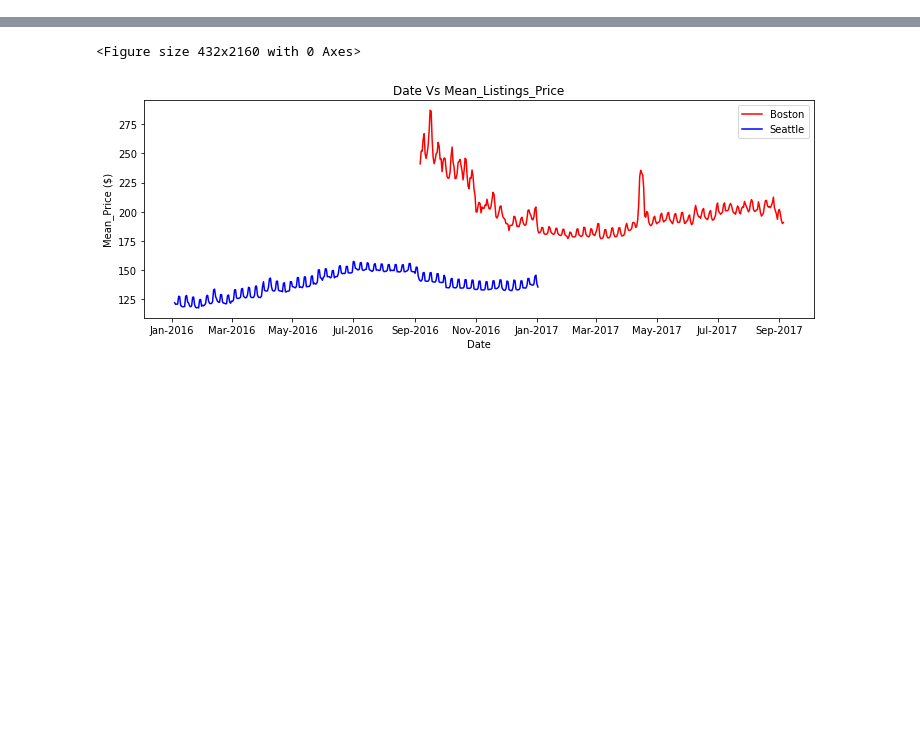
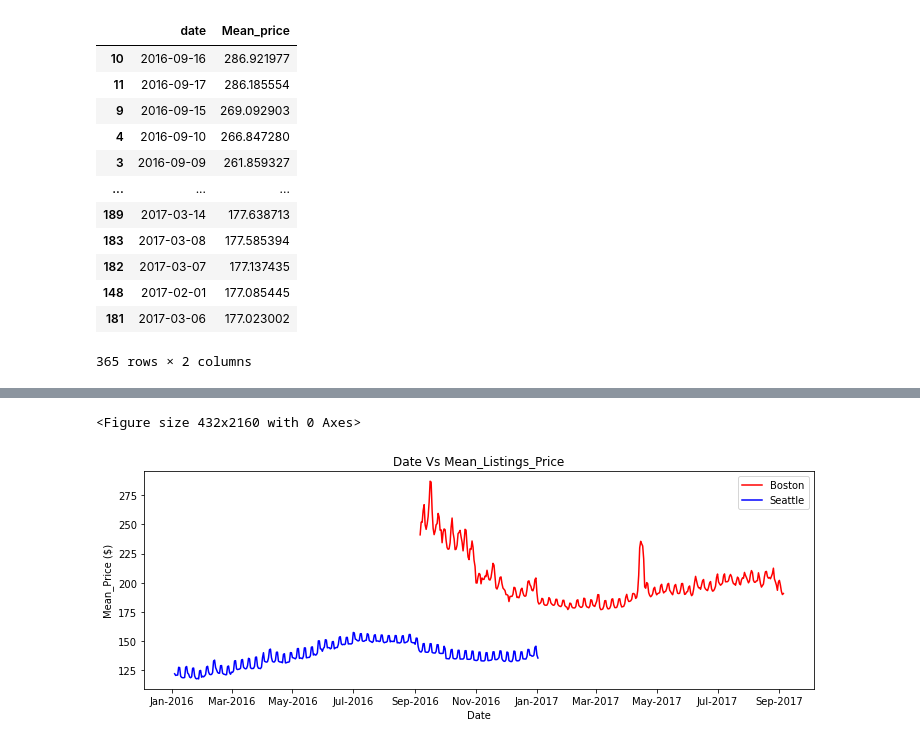
Before and after one commit to Piyush23Rai/AirBnB, a Jupyter notebook: Price Variation Over Time.ipynb, the cells around one changed output, grey strips where cells are left out. Cells and saved outputs as stored; diff of their text form; code cells hidden in the pictures; blank space fills up the shorter version.

```diff
--- a/Price Variation Over Time.ipynb
+++ b/Price Variation Over Time.ipynb
@@ -31,3 +53,19 @@ See the caveats in the documentation: https://pandas.pydata.org/pandas-docs/stab
 #calculationg mean listings price for a particular date for both Boston and Seattle Data frames
 d_bost=df_bost_cal.groupby('date')['price'].mean().to_frame(name='Mean_price').reset_index()
 d_seat=df_seat_cal.groupby('date')['price'].mean().to_frame(name='Mean_price').reset_index()
+# %%
+d_bost.sort_values(by='Mean_price', ascending=False)
+# %% [output]
+|  | date | Mean_price |
+| 10 | 2016-09-16 | 286.921977 |
+| 11 | 2016-09-17 | 286.185554 |
+| 9 | 2016-09-15 | 269.092903 |
+| 4 | 2016-09-10 | 266.847280 |
+| 3 | 2016-09-09 | 261.859327 |
+| ... | ... | ... |
+| 189 | 2017-03-14 | 177.638713 |
+| 183 | 2017-03-08 | 177.585394 |
+| 182 | 2017-03-07 | 177.137435 |
+| 148 | 2017-02-01 | 177.085445 |
+| 181 | 2017-03-06 | 177.023002 |
+365 rows × 2 columns
```
Also changed, not shown: parts of 8 cells of this notebook, 4 other files.
